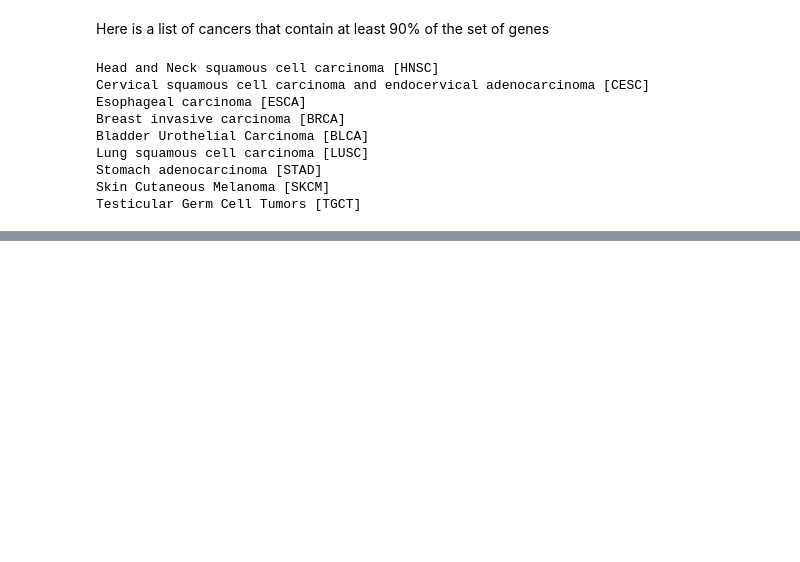
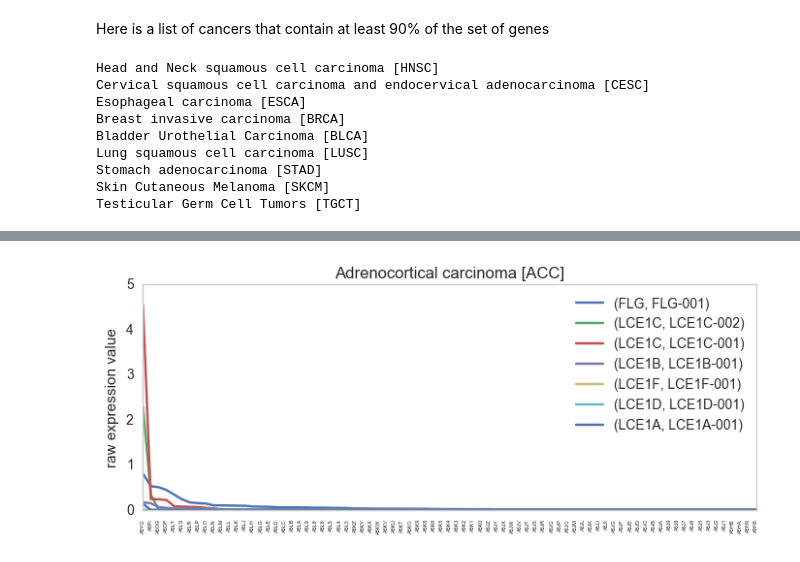
Before and after one commit to MaayanLab/Predict-Barrier-Complex-Genes, a Jupyter notebook: Predict Barrier Complex Genes.ipynb, the cells around one changed output, grey strips where cells are left out. Cells and saved outputs as stored; diff of their text form; code cells hidden in the pictures; blank space fills up the shorter version.

```diff
--- a/Predict Barrier Complex Genes.ipynb
+++ b/Predict Barrier Complex Genes.ipynb
@@ -967,0 +960,2 @@ Testicular Germ Cell Tumors [TGCT]
+# %%
+gene_list = pd.read_csv('data/components.csv')
@@ -967,0 +972,12 @@ Testicular Germ Cell Tumors [TGCT]
+# %%
+can_acro = pd.read_csv('Table_of_Cancer_Acro.csv', sep='\t', index_col=0)
+can_acro = can_acro.index.tolist()
+# %%
+meta = pd.read_csv('Piccolo/TCGA_Metadata.csv', sep=',',index_col='a_CGHubAnalysisID')
+meta = meta['a_AliquotBarcode']
+
+lst = []
+for a in meta:
+    lst.append(a.split('-')[2])
+
+meta = pd.Series(data = lst, index=meta.index)
@@ -967,0 +1001,73 @@ Testicular Germ Cell Tumors [TGCT]
+# %%
+count = 0
+for fn in os.listdir('Piccolo'):
+    if 'TCGA' in fn and 'Meta' not in fn and 'MAP' not in fn:
+        count +=1
+i = 0
+for fn in os.listdir('Piccolo'):
+    if 'TCGA' in fn and 'Meta' not in fn and 'MAP' not in fn:
+
+        print '\r' + str(i+1) + " Out of " + str(count),
+
+        example = pd.read_csv('Piccolo/'+fn, sep='\t', index_col=0)
+
+        name = fn.split('_')[1]
+        for n in can_acro:
+            if name in n:
+                name = n
+
+        example.index.name = 'Gene'
+        example.columns.name = 'Patients'
+        example.name = name
+
+        lst1 =[]
+        lst2 = []
+        for a in example.index:
+            lst1.append(a.split('|')[5])
+            lst2.append(a.split('|')[4])
+
+        example.index = lst1
+        example['Transcript'] = lst2
+        example.insert(0,'Transcript', example.pop('Transcript'))
+
+        q = example.index.intersection(gene_list.values.flatten().tolist())
+        example = example.T
+        example = example[q]
+        example = example.T
+
+        example.drop_duplicates(inplace=True)
+
+        example.reset_index(inplace=True)
+        example.set_index(['index', 'Transcript'], inplace=True)
+        example.name = name
+
+        lst = []
+        for sample in example.columns:
+            for ID in meta.index:
+                if sample == ID:
+                    lst.append(meta.ix[ID])
+
+        example.columns = lst
+        example.sort_index(axis=1, ascending=False, inplace=True)
+
+        for col in example.columns[example.columns.duplicated()]:
+            temp = example[col].T.mean()
+            example.pop(col)
+            example[col] = temp
+
+        f = len(example.columns)*(4.0/100)+5
+        plt.figure()
+        for gene in gene_to_plot:
+            if gene in example.index:
+                for transcription in example.ix[gene].index:
+                    #plt.figure()
+                    example.ix[gene, transcription].sort_values(ascending=False).plot.line(grid=False,figsize=(f,3),sort_columns=True, title=example.name)
+                    plt.xticks(np.arange(len(example.columns)), example.columns, rotation=90, fontsize= 4);
+                    plt.ylabel('raw expression value');
+                    #plt.savefig('Output/'+name+'_'+(transcription)+'.pdf', bbox_inches='tight');
+                    plt.legend()
+
+        example.to_csv('Output/'+name+'.csv', sep='\t')
+        plt.savefig('Output/'+name+'.pdf', bbox_inches='tight');
+        i += 1
+# %% [output]
@@ -967,0 +1076 @@ Testicular Germ Cell Tumors [TGCT]
+[figure, added]
```
Also changed, not shown: parts of 8 cells of this notebook.
